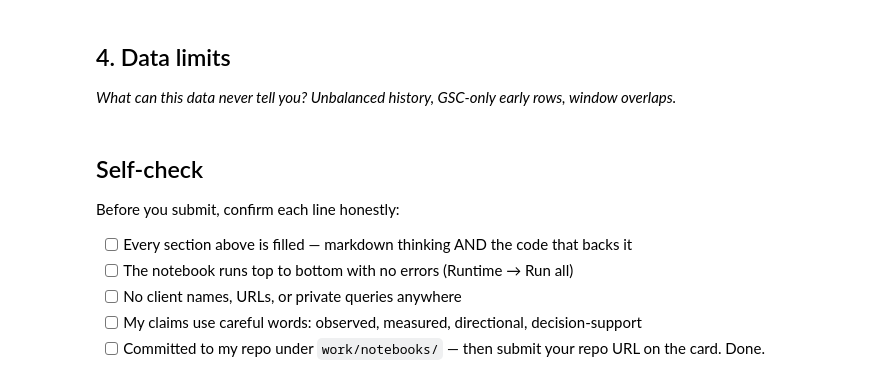
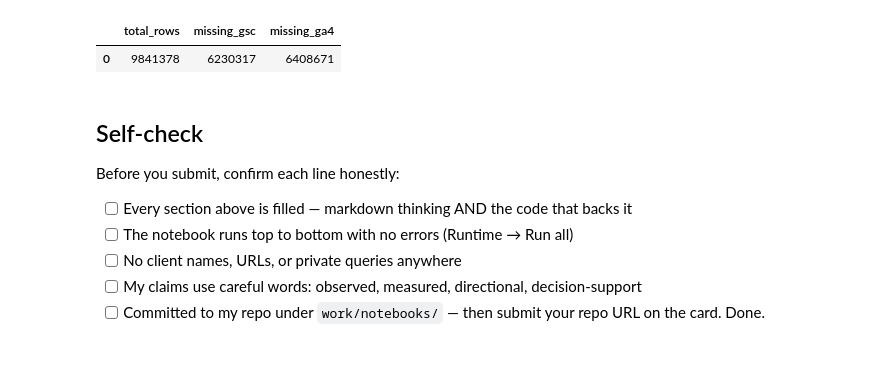
Before and after one commit to mahasuhail27-cyber/AI-Internship, a Jupyter notebook: work/notebooks/w03_data_contract.ipynb, the cells around one changed output. Cells and saved outputs as stored; diff of their text form; code cells hidden in the pictures.

```diff
--- a/work/notebooks/w03_data_contract.ipynb
+++ b/work/notebooks/w03_data_contract.ipynb
@@ -27,7 +198,20 @@ This skeleton is yours to fill. Work the sections **in order** — each one has
 # %%
 # This cell is for CODE (numbers, a query, a check).
 # Write your text answer in the cell ABOVE this one — typing sentences here breaks Run All.
+# Demonstrate one data limitation:
+# Not every row has GSC or GA4 data available.
+
+limits = con.sql("""
+SELECT
+    COUNT(*) AS total_rows,
+    COUNT(*) FILTER (WHERE gsc_data_available IS FALSE) AS missing_gsc,
+    COUNT(*) FILTER (WHERE ga4_data_available IS FALSE) AS missing_ga4
+FROM read_parquet(
+'hf://datasets/FlyRank/internship-warehouse/fact_content_daily_performance/month=2026-03/data_0.parquet'
+)
+""").df()
+
+limits
+# %% [output]
+|  | total_rows | missing_gsc | missing_ga4 |
+| 0 | 9841378 | 6230317 | 6408671 |
-# %% [markdown]
-## 4. Data limits
-
-*What can this data never tell you? Unbalanced history, GSC-only early rows, window overlaps.*
```
Also changed, not shown: parts of 17 cells of this notebook.
